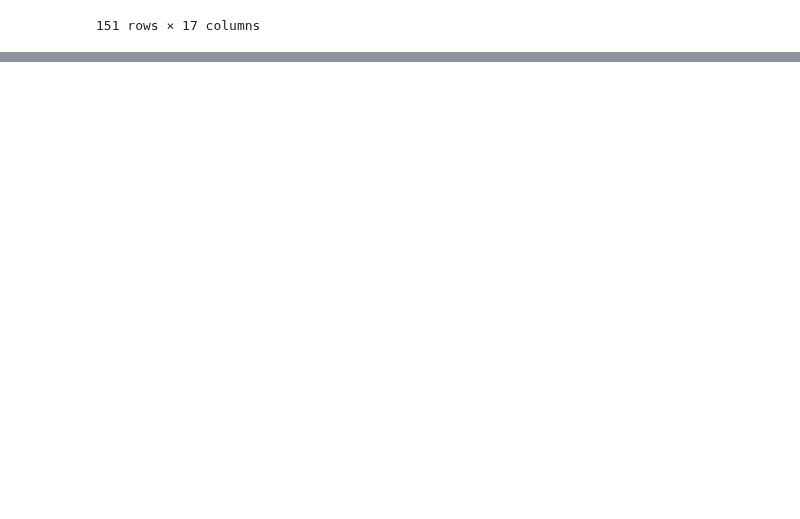
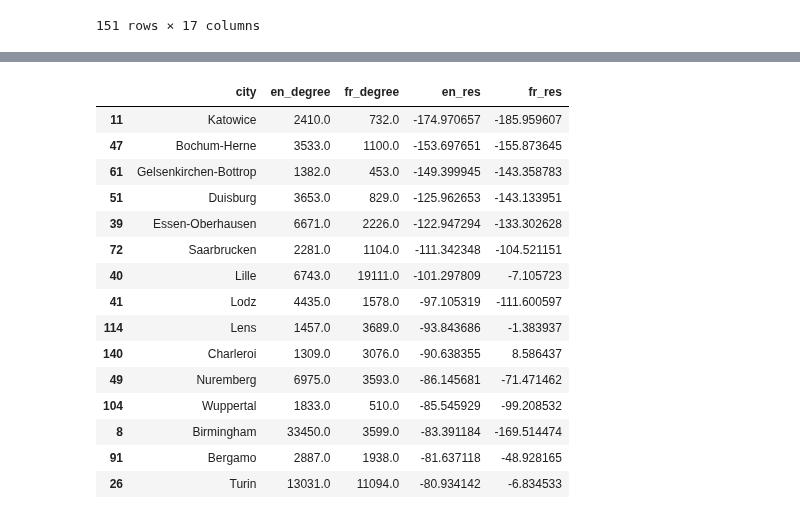
Before and after one commit to seriousdeejay/citynet, a Jupyter notebook: src/analyses/Brecht/06_comparing.ipynb, the cells around one changed output, grey strips where cells are left out. Drawn from its saved outputs; the diff is of its cells as text; code cells hidden in the pictures; blank space fills up the shorter version.

```diff
--- a/src/analyses/Brecht/06_comparing.ipynb
+++ b/src/analyses/Brecht/06_comparing.ipynb
@@ -263,0 +319,11 @@ df.to_csv(fp, index = False, sep=';')
+# %%
+df_cities['fr_pred'] = fr_degrees.values()
+df_cities['en_pred'] = en_degrees.values()
+# %%
+# residuals
+en_degrees = dict()
+
+for city in cities:
+    en_degrees[city] = 0
+
+fr_degrees = en_degrees.copy()
@@ -263,0 +339,19 @@ df.to_csv(fp, index = False, sep=';')
+# %%
+df_cities[['city','en_degree','fr_degree','en_res','fr_res']].sort_values('en_res', ascending=True).head(15)
+# %% [output]
+|  | city | en_degree | fr_degree | en_res | fr_res |
+| 11 | Katowice | 2410.0 | 732.0 | -174.970657 | -185.959607 |
+| 47 | Bochum-Herne | 3533.0 | 1100.0 | -153.697651 | -155.873645 |
+| 61 | Gelsenkirchen-Bottrop | 1382.0 | 453.0 | -149.399945 | -143.358783 |
+| 51 | Duisburg | 3653.0 | 829.0 | -125.962653 | -143.133951 |
+| 39 | Essen-Oberhausen | 6671.0 | 2226.0 | -122.947294 | -133.302628 |
+| 72 | Saarbrucken | 2281.0 | 1104.0 | -111.342348 | -104.521151 |
+| 40 | Lille | 6743.0 | 19111.0 | -101.297809 | -7.105723 |
+| 41 | Lodz | 4435.0 | 1578.0 | -97.105319 | -111.600597 |
+| 114 | Lens | 1457.0 | 3689.0 | -93.843686 | -1.383937 |
+| 140 | Charleroi | 1309.0 | 3076.0 | -90.638355 | 8.586437 |
+| 49 | Nuremberg | 6975.0 | 3593.0 | -86.145681 | -71.471462 |
+| 104 | Wuppertal | 1833.0 | 510.0 | -85.545929 | -99.208532 |
+| 8 | Birmingham | 33450.0 | 3599.0 | -83.391184 | -169.514474 |
+| 91 | Bergamo | 2887.0 | 1938.0 | -81.637118 | -48.928165 |
+| 26 | Turin | 13031.0 | 11094.0 | -80.934142 | -6.834533 |
```
Also changed, not shown: parts of 22 cells of this notebook, 3 other files.
